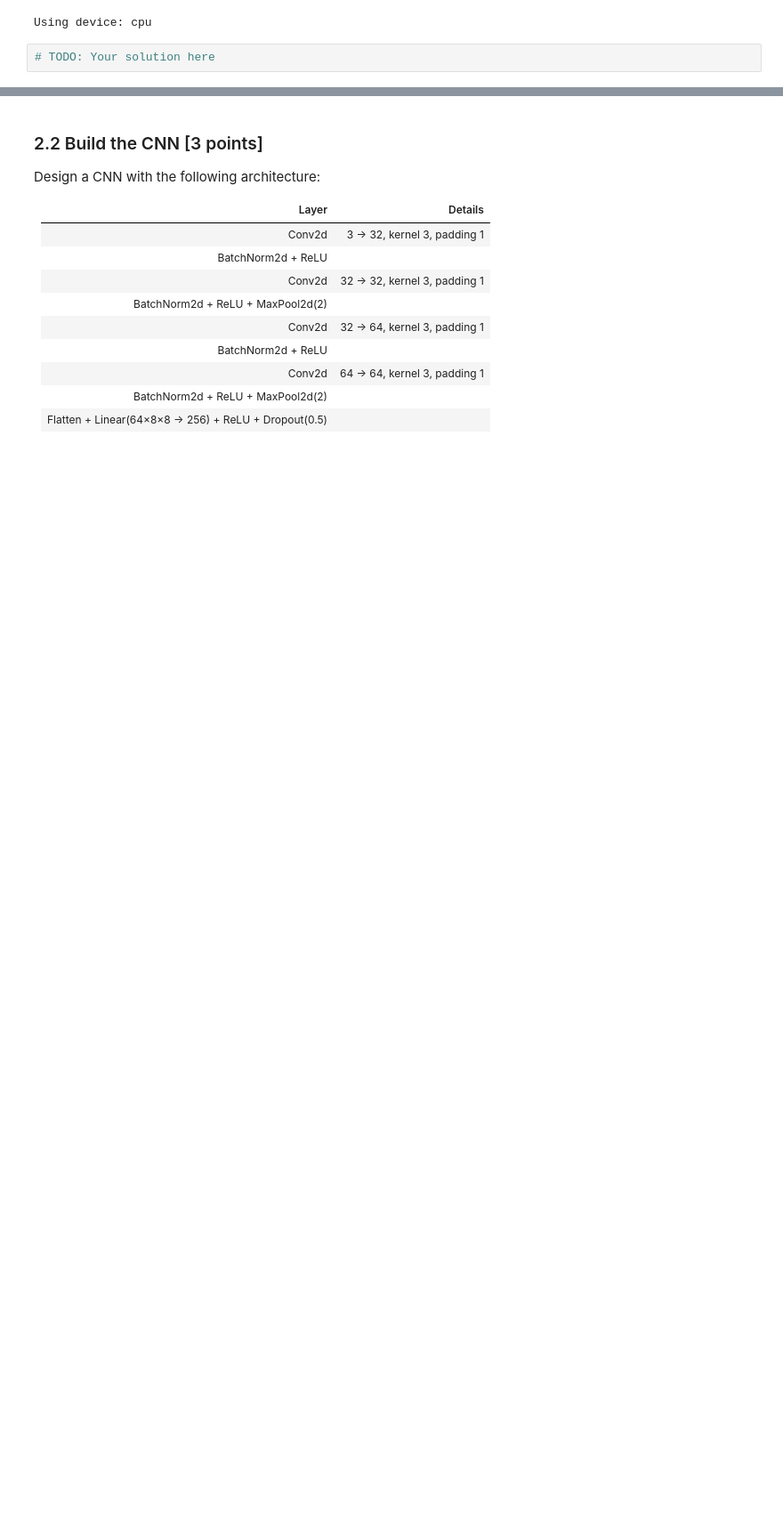
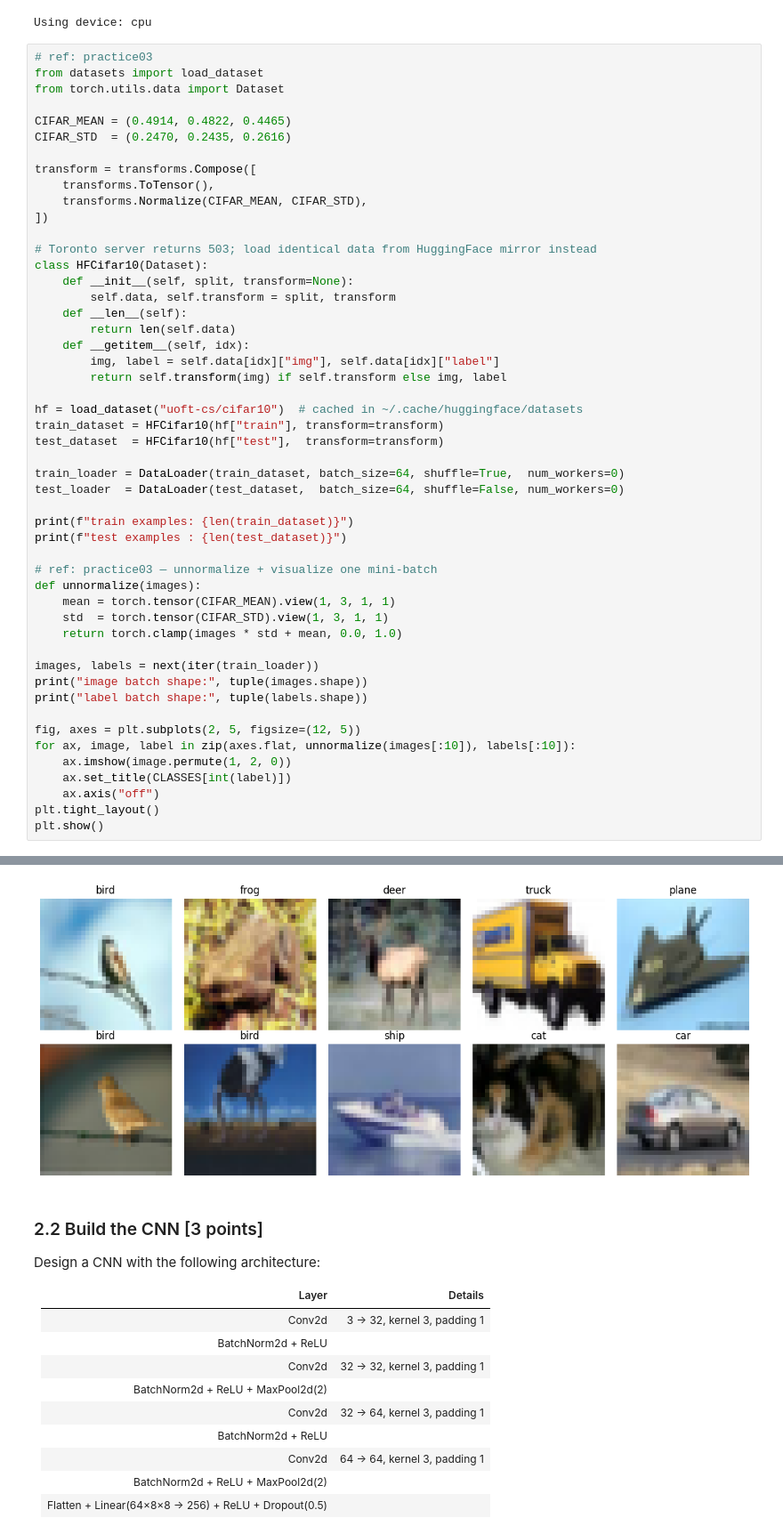
Before and after one commit to MustafaNatur/Introduction-to-Deep-Learning-course, a Jupyter notebook: exercise03-cnn/exercise03-cnn.ipynb, the cells around one changed output, grey strips where cells are left out. Shown at 89% size. Saved outputs shown, nothing was run; the diff lists cells and outputs as text; blank space fills up the shorter version.

```diff
--- a/exercise03-cnn/exercise03-cnn.ipynb
+++ b/exercise03-cnn/exercise03-cnn.ipynb
@@ -197,4 +197,53 @@ CLASSES = ["plane", "car", "bird", "cat", "deer", "dog", "frog", "horse", "ship"
 # %% [output]
 Using device: cpu
 # %%
-# TODO: Your solution here
+# ref: practice03
+from datasets import load_dataset
+from torch.utils.data import Dataset
+
+CIFAR_MEAN = (0.4914, 0.4822, 0.4465)
+CIFAR_STD  = (0.2470, 0.2435, 0.2616)
+
+transform = transforms.Compose([
+    transforms.ToTensor(),
+    transforms.Normalize(CIFAR_MEAN, CIFAR_STD),
+])
+
+# Toronto server returns 503; load identical data from HuggingFace mirror instead
+class HFCifar10(Dataset):
+    def __init__(self, split, transform=None):
+        self.data, self.transform = split, transform
+    def __len__(self):
+        return len(self.data)
+    def __getitem__(self, idx):
+        img, label = self.data[idx]["img"], self.data[idx]["label"]
+        return self.transform(img) if self.transform else img, label
+
+hf = load_dataset("uoft-cs/cifar10")  # cached in ~/.cache/huggingface/datasets
+train_dataset = HFCifar10(hf["train"], transform=transform)
+test_dataset  = HFCifar10(hf["test"],  transform=transform)
+
+train_loader = DataLoader(train_dataset, batch_size=64, shuffle=True,  num_workers=0)
+test_loader  = DataLoader(test_dataset,  batch_size=64, shuffle=False, num_workers=0)
+
+print(f"train examples: {len(train_dataset)}")
+print(f"test examples : {len(test_dataset)}")
+
+# ref: practice03 — unnormalize + visualize one mini-batch
+def unnormalize(images):
+    mean = torch.tensor(CIFAR_MEAN).view(1, 3, 1, 1)
+    std  = torch.tensor(CIFAR_STD).view(1, 3, 1, 1)
+    return torch.clamp(images * std + mean, 0.0, 1.0)
+
+images, labels = next(iter(train_loader))
+print("image batch shape:", tuple(images.shape))
+print("label batch shape:", tuple(labels.shape))
+
+fig, axes = plt.subplots(2, 5, figsize=(12, 5))
+for ax, image, label in zip(axes.flat, unnormalize(images[:10]), labels[:10]):
+    ax.imshow(image.permute(1, 2, 0))
+    ax.set_title(CLASSES[int(label)])
+    ax.axis("off")
+plt.tight_layout()
+plt.show()
+# %% [output]
@@ -201,3 +254,4 @@ Using device: cpu
+[figure, added]
 # %% [markdown]
 ### 2.2 Build the CNN \[3 points\]
 
```
Also changed, not shown: parts of 1 cell of this notebook.
